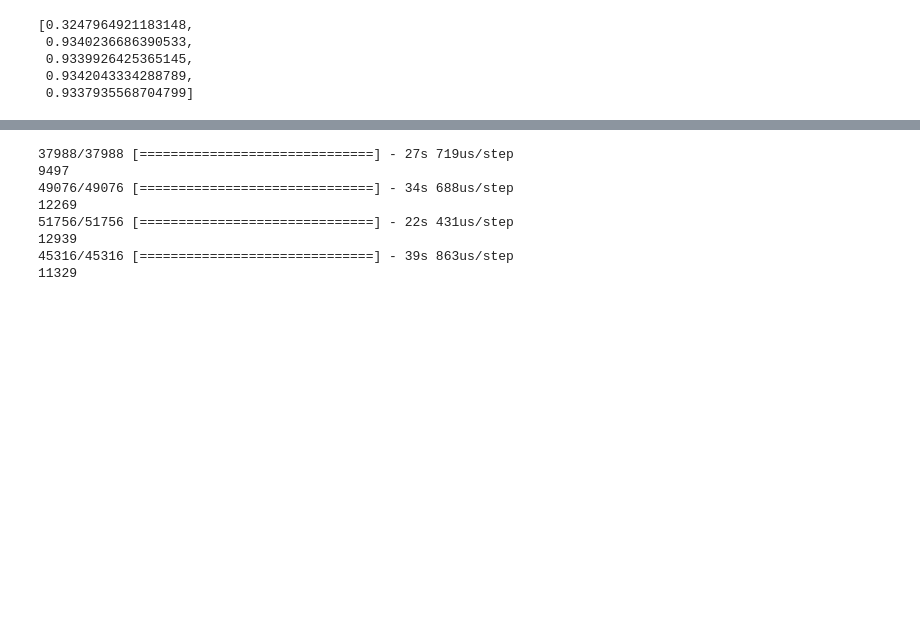
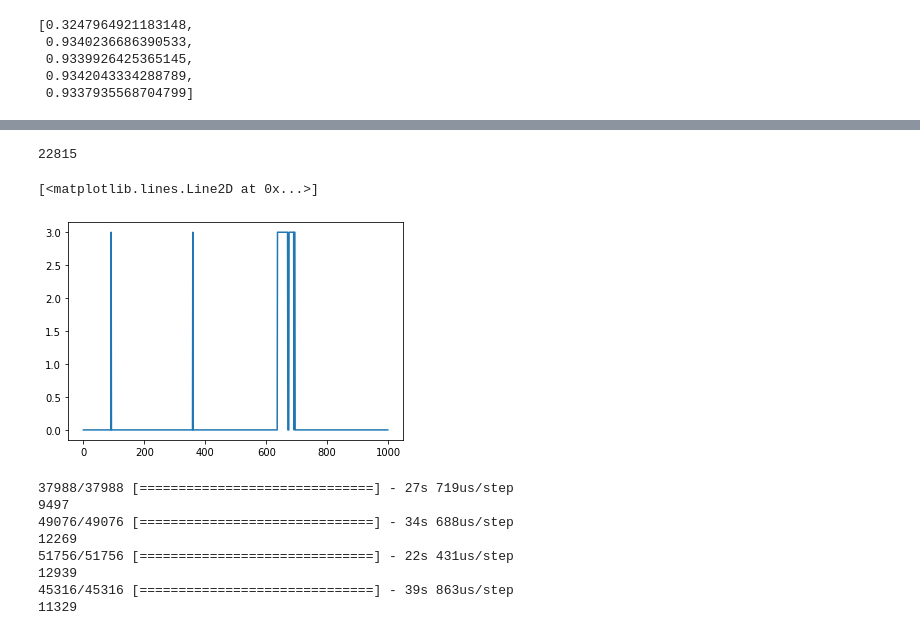
Before and after one commit to shilpakancharla/terrain-identification, a Jupyter notebook: Proj_C2_BiLSTM.ipynb, the cells around one changed output, grey strips where cells are left out. Cells and saved outputs as stored; diff of their text form; code cells hidden in the pictures; blank space fills up the shorter version.

```diff
--- a/Proj_C2_BiLSTM.ipynb
+++ b/Proj_C2_BiLSTM.ipynb
@@ -178,0 +180,23 @@ weighted avg       0.93      0.93      0.93     91260
+# %%
+"""
+    Post-processing step to reduce the size of the output by 4. We take the majority vote of the output at every
+    four steps.
+
+    @param y: output values
+    @return array of output values that have been post-processed
+"""
+def get_majority(output):
+    output_actual = []
+    for i in range(0, output.shape[0], 4):
+        a = list(output[i:i + 4])
+        output_actual.append(max(a, key = a.count))
+    return np.array(output_actual)
+
+# Post-processing step to get the number of output values to be the same amount before extrapolation
+y_actual = get_majority(y_test_bool)
+print(len(y_actual))
+plt.plot(y_actual[2000:3000])
+# %% [output]
+22815
+[<matplotlib.lines.Line2D at 0x...>]
+[figure, added]
```
Also changed, not shown: parts of 3 cells of this notebook, 3 other files.
